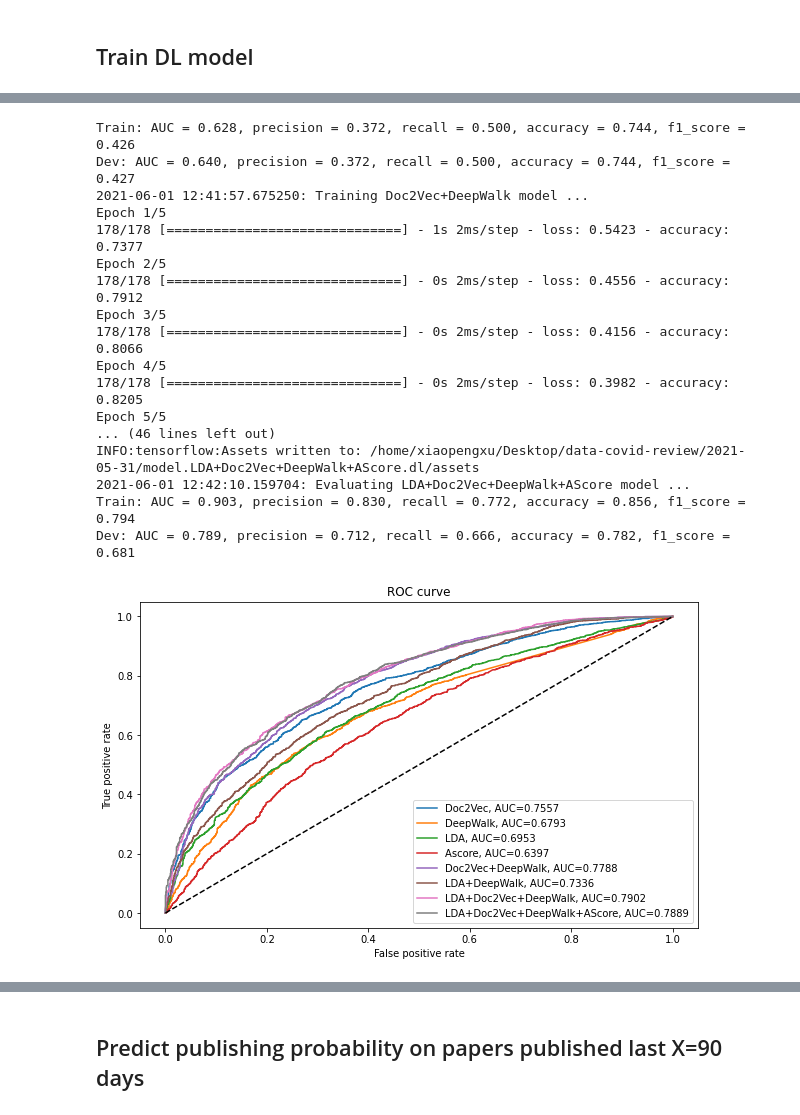
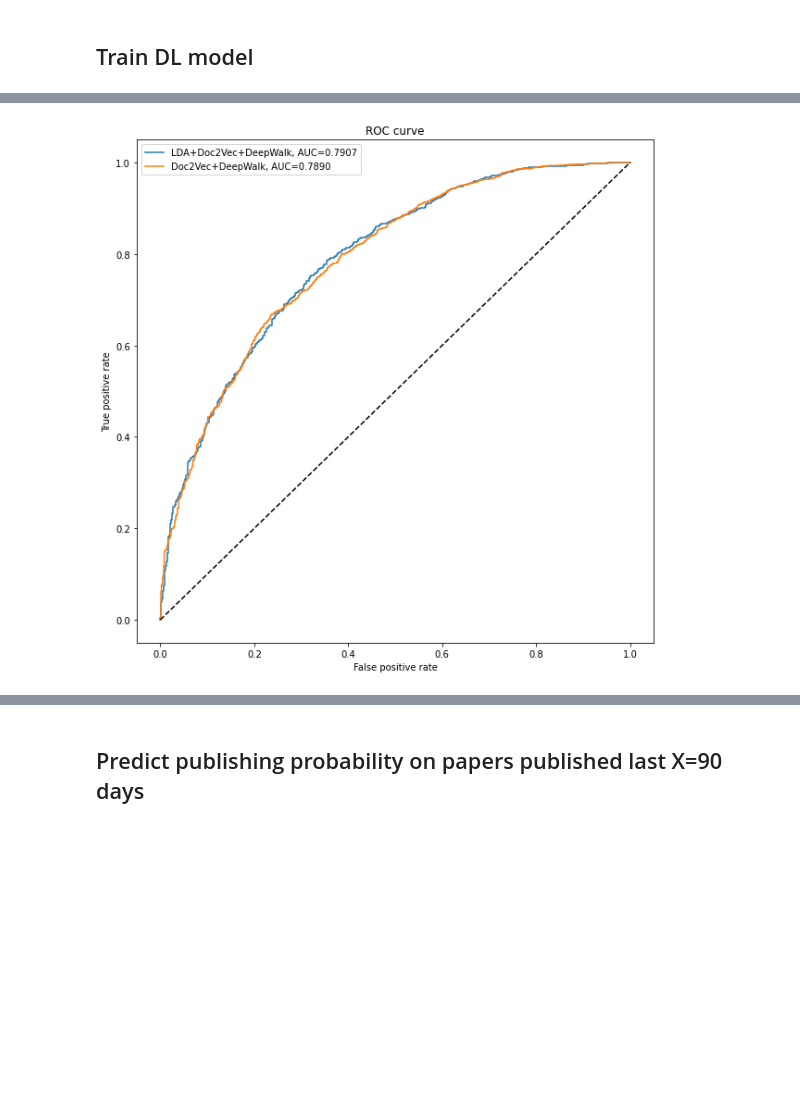
Before and after one commit to SFB-KAUST/covid-review, a Jupyter notebook: 4.Deep_Learning.ipynb, the cells around one changed output, grey strips where cells are left out. Saved outputs shown, nothing was run; the diff lists cells and outputs as text; code cells hidden in the pictures; blank space fills up the shorter version.

```diff
--- a/4.Deep_Learning.ipynb
+++ b/4.Deep_Learning.ipynb
@@ -68,10 +73,11 @@ print(X.columns.values)
 def create_model(n_features, layers):
     # create model
     model = tf.keras.Sequential()
-    model.add(tf.keras.layers.Dense(layers[0], input_dim=n_features, activation='relu'))
+    model.add(tf.keras.layers.Dense(layers[0], input_dim=n_features, activation='relu', kernel_regularizer=keras.regularizers.l2(l=0.1)))
 
     # add hidden layers
     for i in range(1, len(layers)):
+        #model.add(tf.keras.layers.Dense(layers[i], activation='relu', kernel_regularizer=keras.regularizers.l2(l=0.1)))
         model.add(tf.keras.layers.Dense(layers[i], activation='relu'))
     model.add(tf.keras.layers.Dense(1, activation='sigmoid'))
 
@@ -131,9 +137,30 @@ def feature_comparison(X_train, X_test, y_train, y_test, save_path, epochs=10):
     F_LDA = ['topic.Healthcare', 'topic.Drug discovery', 'topic.Epidemiology', 'topic.Clinics', 'topic.Imaging', 'topic.Genomics']
     F_ascore = ['auth.papers.score', 'auth.citations.score']
 
-    f_names = ['Doc2Vec', 'DeepWalk', 'LDA', 'Ascore', 'Doc2Vec+DeepWalk', 'LDA+DeepWalk', 'LDA+Doc2Vec+DeepWalk', 'LDA+Doc2Vec+DeepWalk+AScore']
-    f_combs = [F_Doc2Vec, F_DeepWalk, F_LDA, F_ascore,  F_Doc2Vec + F_DeepWalk, F_DeepWalk + F_LDA, F_Doc2Vec + F_DeepWalk + F_LDA, F_Doc2Vec + F_DeepWalk + F_LDA + F_ascore]
-    layers = [[100, 80, 10, 30], [110, 50, 50, 30], [80, 50, 50], [100, 30, 50, 10], [100, 30, 50, 10], [100, 30, 50, 10], [100, 30, 50, 10], [100, 30, 50, 10]]
+    f_names = [
+        'LDA+Doc2Vec+DeepWalk',
+        'Doc2Vec+DeepWalk',
+        #'Doc2Vec+LDA',
+        #'Doc2Vec',
+        #'LDA',
+        #'DeepWalk',
+    ]
+    f_combs = [
+        F_Doc2Vec + F_DeepWalk + F_LDA,
+        F_Doc2Vec + F_DeepWalk,
+        #F_Doc2Vec + F_LDA,
+        #F_Doc2Vec,
+        #F_LDA,
+        #F_DeepWalk
+    ]
+    layers = [
+        [150, 30, 6, 9],
+        [150, 9, 20, 10],
+        #[150, 9, 20, 10],
+        #[100, 50, 30, 10],
+        #[10, 50, 3, 9],
+        #[150, 6, 20, 3]
+    ]
 
     fprs, tprs, aucs = [], [], []
 
@@ -145,7 +172,15 @@ def feature_comparison(X_train, X_test, y_train, y_test, save_path, epochs=10):
 
     draw_ROC_figure(fprs, tprs, f_names, aucs, save_path)
 # %%
-X_train, X_test, y_train, y_test = train_test_split(X, y, test_size=0.3, random_state=123)
+#X_train, X_test, y_train, y_test = train_test_split(X, y, test_size=0.2, random_state=123)
 
-feature_comparison(X_train, X_test, y_train, y_test, inoutpath, epochs=5)
+#X_train.to_csv(inoutpath + 'training_set.csv')
+#X_test.to_csv(inoutpath + 'testing_set.csv')
+X_train = pd.read_csv(inoutpath + 'training_set.csv')
+X_test = pd.read_csv(inoutpath + 'testing_set.csv')
+
+print(len(X_train))
+print(len(X_test))
+
+feature_comparison(X_train, X_test, X_train.is_published, X_test.is_published, inoutpath, epochs=5)
 # %% [output]
@@ -169,18 +204 @@ INFO:tensorflow:Assets written to: /home/xiaopengxu/Desktop/data-covid-review/20
-Train: AUC = 0.628, precision = 0.372, recall = 0.500, accuracy = 0.744, f1_score = 0.426
-Dev: AUC = 0.640, precision = 0.372, recall = 0.500, accuracy = 0.744, f1_score = 0.427
-2021-06-01 12:41:57.675250: Training Doc2Vec+DeepWalk model ...
-Epoch 1/5
-178/178 [==============================] - 1s 2ms/step - loss: 0.5423 - accuracy: 0.7377
-Epoch 2/5
-178/178 [==============================] - 0s 2ms/step - loss: 0.4556 - accuracy: 0.7912
-Epoch 3/5
-178/178 [==============================] - 0s 2ms/step - loss: 0.4156 - accuracy: 0.8066
-Epoch 4/5
-178/178 [==============================] - 0s 2ms/step - loss: 0.3982 - accuracy: 0.8205
-Epoch 5/5
-... (46 lines left out)
-INFO:tensorflow:Assets written to: /home/xiaopengxu/Desktop/data-covid-review/2021-05-31/model.LDA+Doc2Vec+DeepWalk+AScore.dl/assets
-2021-06-01 12:42:10.159704: Evaluating LDA+Doc2Vec+DeepWalk+AScore model ...
-Train: AUC = 0.903, precision = 0.830, recall = 0.772, accuracy = 0.856, f1_score = 0.794
-Dev: AUC = 0.789, precision = 0.712, recall = 0.666, accuracy = 0.782, f1_score = 0.681
-[figure, old version]
+[figure, new version]
```
Also changed, not shown: parts of 22 cells of this notebook, 1 other file.
